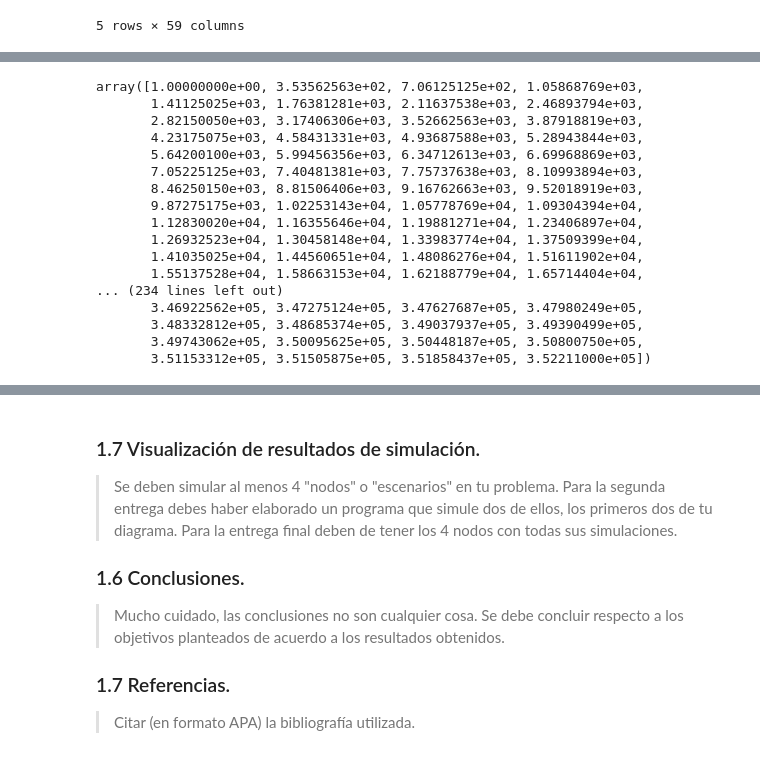
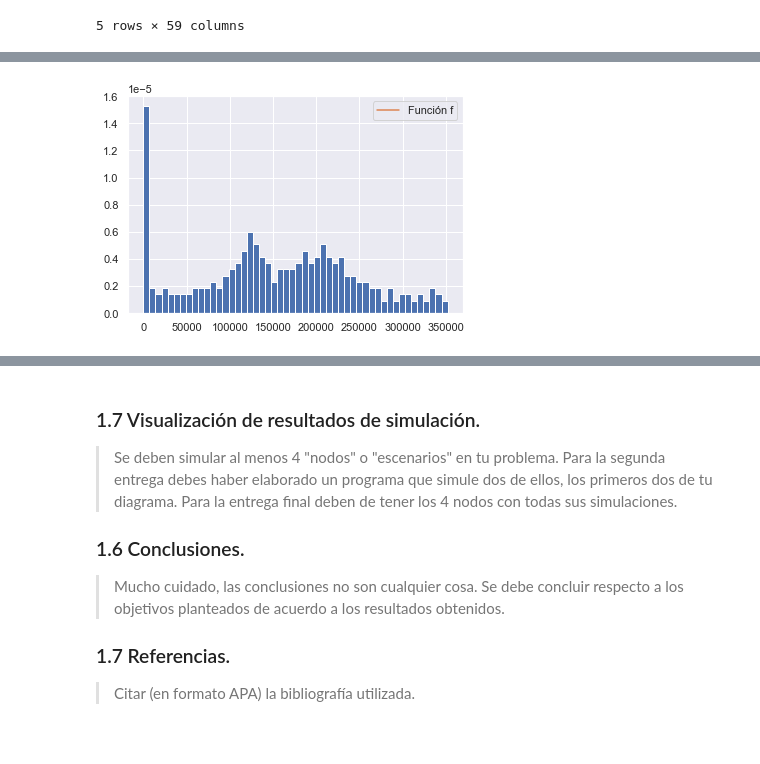
Before and after one commit to valerialadron/Proyecto_VLadron_MMLopez, a Jupyter notebook: Proyecto_VLadron_MMLopez.ipynb, the cells around one changed output, grey strips where cells are left out. Saved outputs shown, nothing was run; the diff lists cells and outputs as text; code cells hidden in the pictures.

```diff
--- a/Proyecto_VLadron_MMLopez.ipynb
+++ b/Proyecto_VLadron_MMLopez.ipynb
@@ -216,21 +192,6 @@ array([1.00000000e+00, 6.05718719e+02, 1.21043744e+03, 1.81515616e+03,
-# %%
-xm21 = np.linspace(usa_muertes_antes['total_deaths'].min(),usa_muertes_antes['total_deaths'].max(),1000)
-xm21
-# %% [output]
-array([1.00000000e+00, 3.53562563e+02, 7.06125125e+02, 1.05868769e+03,
-       1.41125025e+03, 1.76381281e+03, 2.11637538e+03, 2.46893794e+03,
-       2.82150050e+03, 3.17406306e+03, 3.52662563e+03, 3.87918819e+03,
-       4.23175075e+03, 4.58431331e+03, 4.93687588e+03, 5.28943844e+03,
-       5.64200100e+03, 5.99456356e+03, 6.34712613e+03, 6.69968869e+03,
-       7.05225125e+03, 7.40481381e+03, 7.75737638e+03, 8.10993894e+03,
-       8.46250150e+03, 8.81506406e+03, 9.16762663e+03, 9.52018919e+03,
-       9.87275175e+03, 1.02253143e+04, 1.05778769e+04, 1.09304394e+04,
-       1.12830020e+04, 1.16355646e+04, 1.19881271e+04, 1.23406897e+04,
-       1.26932523e+04, 1.30458148e+04, 1.33983774e+04, 1.37509399e+04,
-       1.41035025e+04, 1.44560651e+04, 1.48086276e+04, 1.51611902e+04,
-       1.55137528e+04, 1.58663153e+04, 1.62188779e+04, 1.65714404e+04,
-... (234 lines left out)
-       3.46922562e+05, 3.47275124e+05, 3.47627687e+05, 3.47980249e+05,
-       3.48332812e+05, 3.48685374e+05, 3.49037937e+05, 3.49390499e+05,
-       3.49743062e+05, 3.50095625e+05, 3.50448187e+05, 3.50800750e+05,
-       3.51153312e+05, 3.51505875e+05, 3.51858437e+05, 3.52211000e+05])
+# %%
+x21 = np.array(usa_muertes_antes['total_deaths'])
+xm20 = np.linspace(x21.min(),x21.max(),1000)
+fm20 = kde_hist_f_m(x21, 50, xm20)
+# %% [output]
+[figure, added]
```
Also changed, not shown: parts of 21 cells of this notebook.
